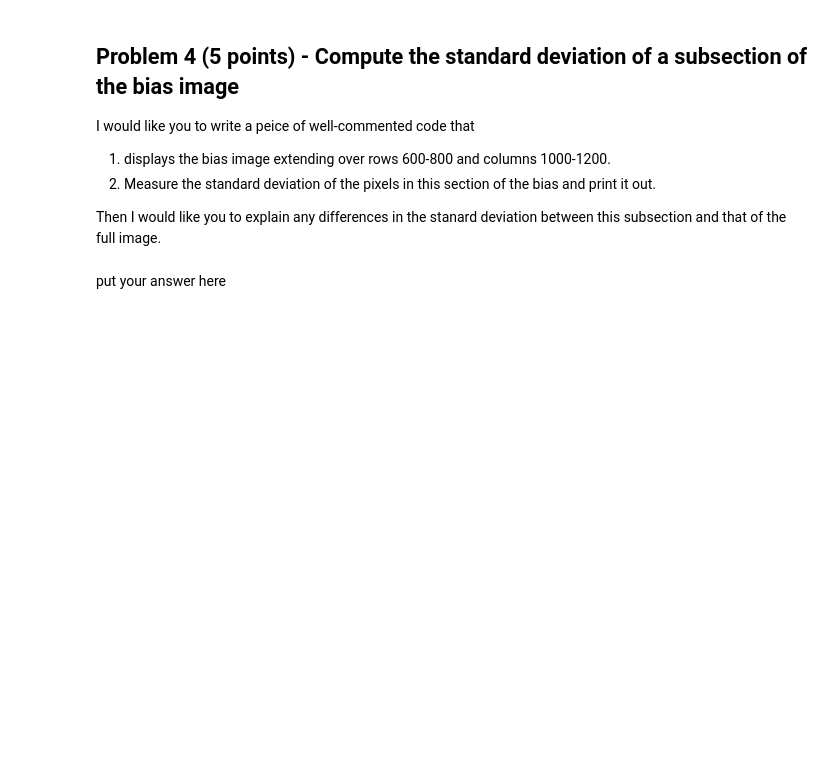
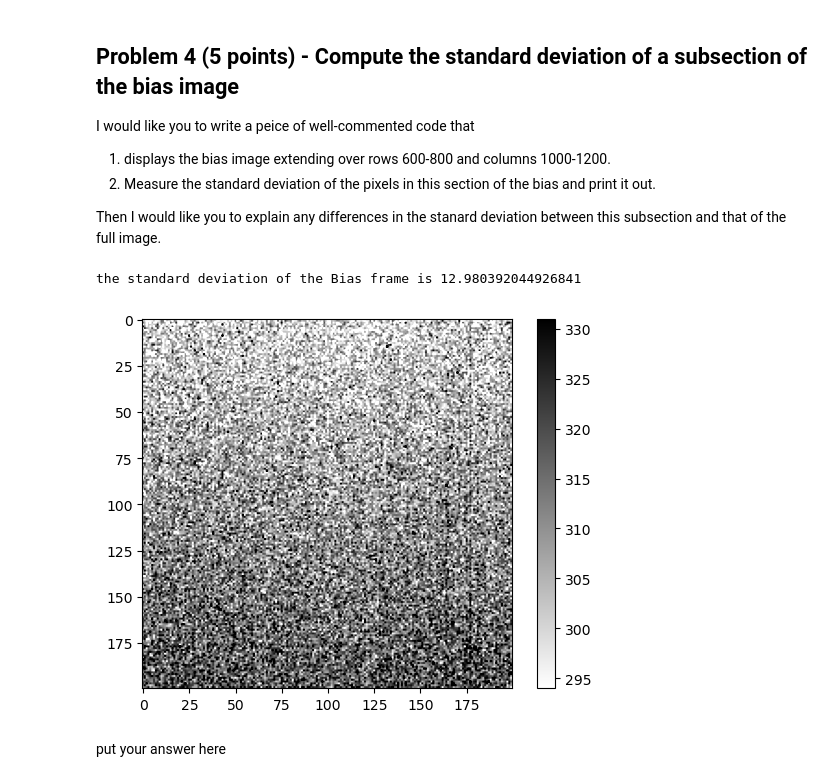
Before and after one commit to ArishAli459/Reductionproject_student, a Jupyter notebook: characterize_CCD_student.ipynb, the cells around one changed output. Drawn from its saved outputs; the diff is of its cells as text; code cells hidden in the pictures; blank space fills up the shorter version.

```diff
--- a/characterize_CCD_student.ipynb
+++ b/characterize_CCD_student.ipynb
@@ -150,3 +153,15 @@ Then I would like you to explain any differences in the stanard deviation betwee
+# %%
+#Put your code here
+#***********************
+
+#displays image of bias from rows600- 800 and columns 1000-1200
+imdisplay(data_bias1[599:799, 999:1199])
+
+#calculates the standard deviation of the bias frame from rows600- 800 and columns 1000-1200
+print("the standard deviation of the Bias frame is", np.std(data_bias1[599:799, 999:1199]))
+# %% [output]
+the standard deviation of the Bias frame is 12.980392044926841
+[figure, added]
 # %% [markdown]
 put your answer here
 # %% [markdown]
```
Also changed, not shown: parts of 7 cells of this notebook.
